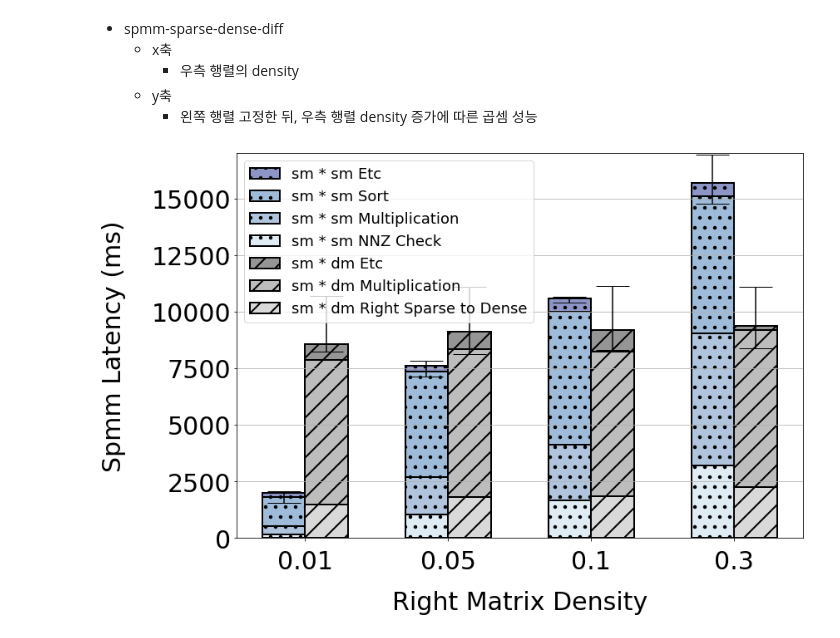
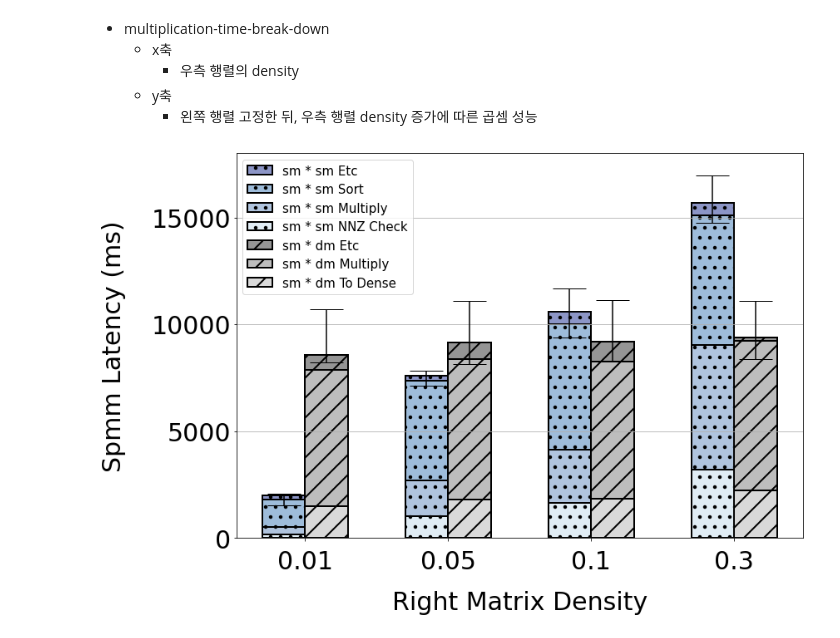
Before and after one commit to unhochoi/Sparse-Matrix-Multiplication, a Jupyter notebook: figure/pyplot/multiplication-time-break-down.ipynb, the cells around one changed output. Cells and saved outputs as stored; diff of their text form; code cells hidden in the pictures.

Commit message:
modifying figure

```diff
--- a/figure/pyplot/multiplication-time-break-down.ipynb
+++ b/figure/pyplot/multiplication-time-break-down.ipynb
@@ -1,5 +1,5 @@
 # %% [markdown]
-- spmm-sparse-dense-diff
+- multiplication-time-break-down
     - x축
         - 우측 행렬의 density
     - y축
@@ -29,8 +29,8 @@ smdm_multi = [6377, 6536, 6401, 6968]
 
 # r_sm 의 density에 따른 sm * sm latency
 sm_sm_latency = [1980, 7605, 10580, 15693]
-sm_sm_min_latency = [1543, 7136, 10391, 14768]
-sm_sm_max_latency = [2059, 7838, 10672, 16950]
+sm_sm_min_latency = [1543, 7136, 9391, 14768]
+sm_sm_max_latency = [2059, 7838, 11672, 16950]
 df = pd.DataFrame({'r_sm_density':r_sm_density,'sm_sm_latency':sm_sm_latency, 'sm_sm_min_latency': sm_sm_min_latency, 'sm_sm_max_latency': sm_sm_max_latency})
 
 # 평균과 최소, 최대 간의 차이
@@ -56,7 +56,7 @@ fontsize = 30
 plt.rc('axes', labelsize=fontsize)   # x,y축 label 폰트 크기
 plt.rc('xtick', labelsize=fontsize)  # x축 눈금 폰트 크기
 plt.rc('ytick', labelsize=fontsize)  # y축 눈금 폰트 크기
-plt.rc('legend', fontsize=fontsize*0.6)  # 범례 폰트 크기
+plt.rc('legend', fontsize=fontsize*0.5)  # 범례 폰트 크기
 plt.rcParams['hatch.linewidth'] = 2 # bar pattern 두께
 
 x = np.arange(len(r_sm_density)) # x축 인덱스
@@ -65,36 +65,36 @@ width = 0.3 # bar 넓이
 fig, ax1 = plt.subplots(figsize=(12,8)) # figure 및 subplot 선언
 
 # 각 bar 의 중심 지정
 bar1 = ax1.bar(x - 0.15, sm_sm_latency, width, linewidth=2, edgecolor='black', color='#8C95C6', label='sm * sm Etc', yerr=yerr_sm_sm, hatch='.', capsize=20)
 bar2 = ax1.bar(x - 0.15, smsm_sort, width, linewidth=2, edgecolor='black', hatch='.', label='sm * sm Sort', color='#9EBCDA', capsize=20, bottom=smsm_nnz_check_multi)
-bar3 = ax1.bar(x - 0.15, smsm_multi, width, linewidth=2, edgecolor='black', hatch='.', label='sm * sm Multiplication', color='lightsteelblue', capsize=20, bottom=smsm_nnz_check)
+bar3 = ax1.bar(x - 0.15, smsm_multi, width, linewidth=2, edgecolor='black', hatch='.', label='sm * sm Multiply', color='lightsteelblue', capsize=20, bottom=smsm_nnz_check)
 bar4 = ax1.bar(x - 0.15, smsm_nnz_check, width, linewidth=2, edgecolor='black', hatch='.', label='sm * sm NNZ Check', color='#E0ECF4', capsize=20,)
 
 
 
 bar5 = ax1.bar(x + 0.15, sm_dm_latency, width, linewidth=2, edgecolor='black', yerr=yerr_sm_dm, hatch='/', label ='sm * dm Etc', color='#959595', capsize=20)
-bar6 = ax1.bar(x + 0.15, smdm_multi, width, linewidth=2, edgecolor='black', hatch='/', label='sm * dm Multiplication', color='#BDBDBD', capsize=20, bottom=smdm_todense)
-bar7 = ax1.bar(x + 0.15, smdm_todense, width, linewidth=2, edgecolor='black', hatch='/', label='sm * dm Right Sparse to Dense', color='#D9D9D9', capsize=20)
+bar6 = ax1.bar(x + 0.15, smdm_multi, width, linewidth=2, edgecolor='black', hatch='/', label='sm * dm Multiply', color='#BDBDBD', capsize=20, bottom=smdm_todense)
+bar7 = ax1.bar(x + 0.15, smdm_todense, width, linewidth=2, edgecolor='black', hatch='/', label='sm * dm To Dense', color='#D9D9D9', capsize=20)
 
 
 
 ################################# ax1 ####################################################
 
 ax1.set_xticks(x) # x축 인덱스
 ax1.set_xticklabels(r_sm_density) # x축 label 이름
 ax1.tick_params(axis='x',pad=10) # x축 label pad
 
 ax1.yaxis.grid(True) # y축만 grid 사용
-ax1.set_ylim([0, 17000])  # 좌측 y축 범위 설정
+ax1.set_ylim([0, 18000])  # 좌측 y축 범위 설정
 ax1.set_xlabel('Right Matrix Density', labelpad=20) # ax1 ylabel 설정
 ax1.set_ylabel('Spmm Latency (ms)', labelpad=30) # ax1 ylabel 설정
 
 #ax1.set_title('spmm sparse dense diff', pad=40) # ax1 title 설정
 ax1.legend(loc="upper left") # 범례 표시
 
 # 이미지 저장시, figure 크기에 맞게 이미지 저장
 fig.tight_layout()
-# fig.savefig('./spmm-sparse-dense-diff.png')
+fig.savefig('./multiplication-time-break-down.png')
 plt.show()
 # %% [output]
-[figure, old version]
+[figure, new version]
```
Also changed, not shown: 2 other files.
